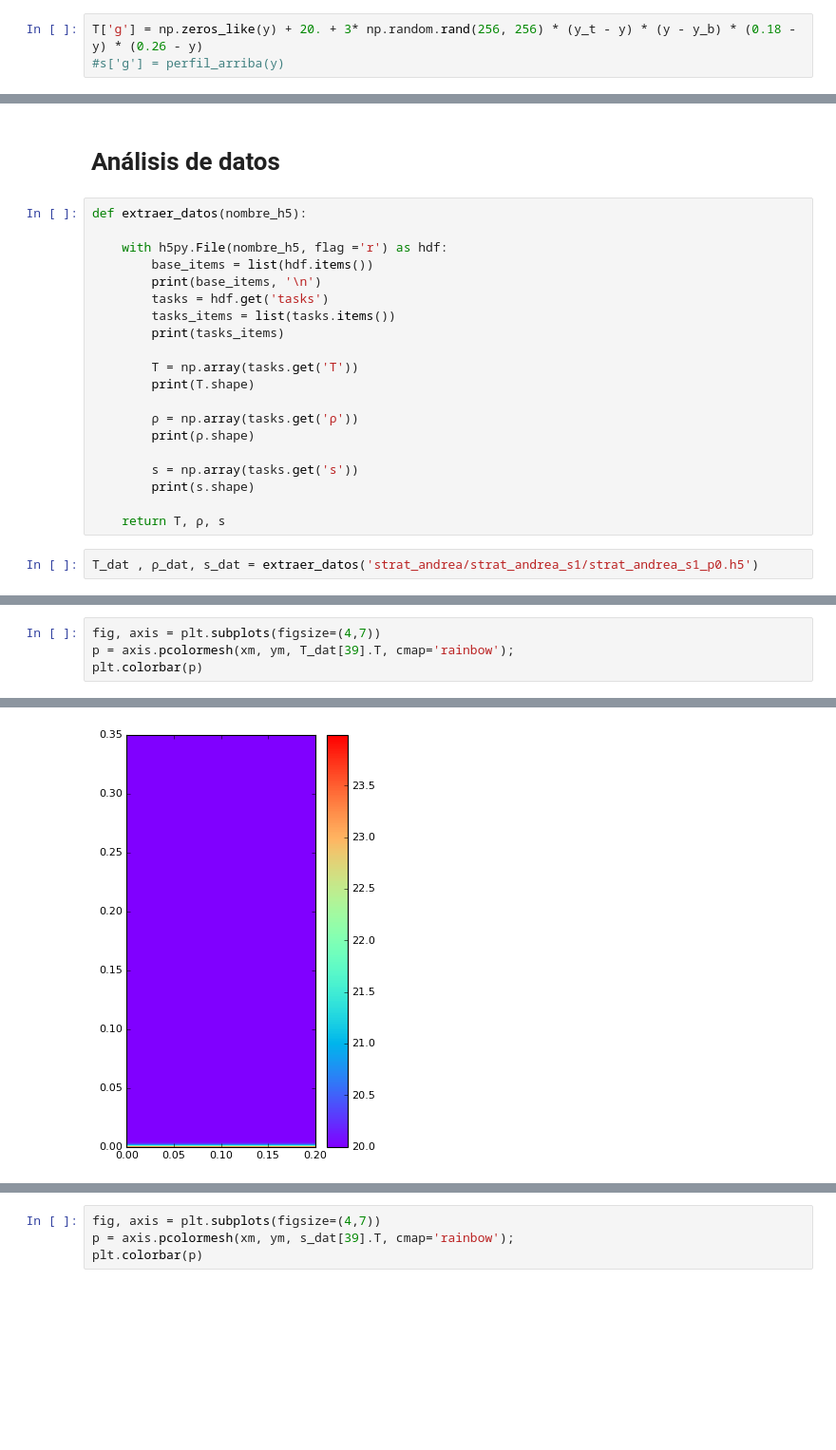
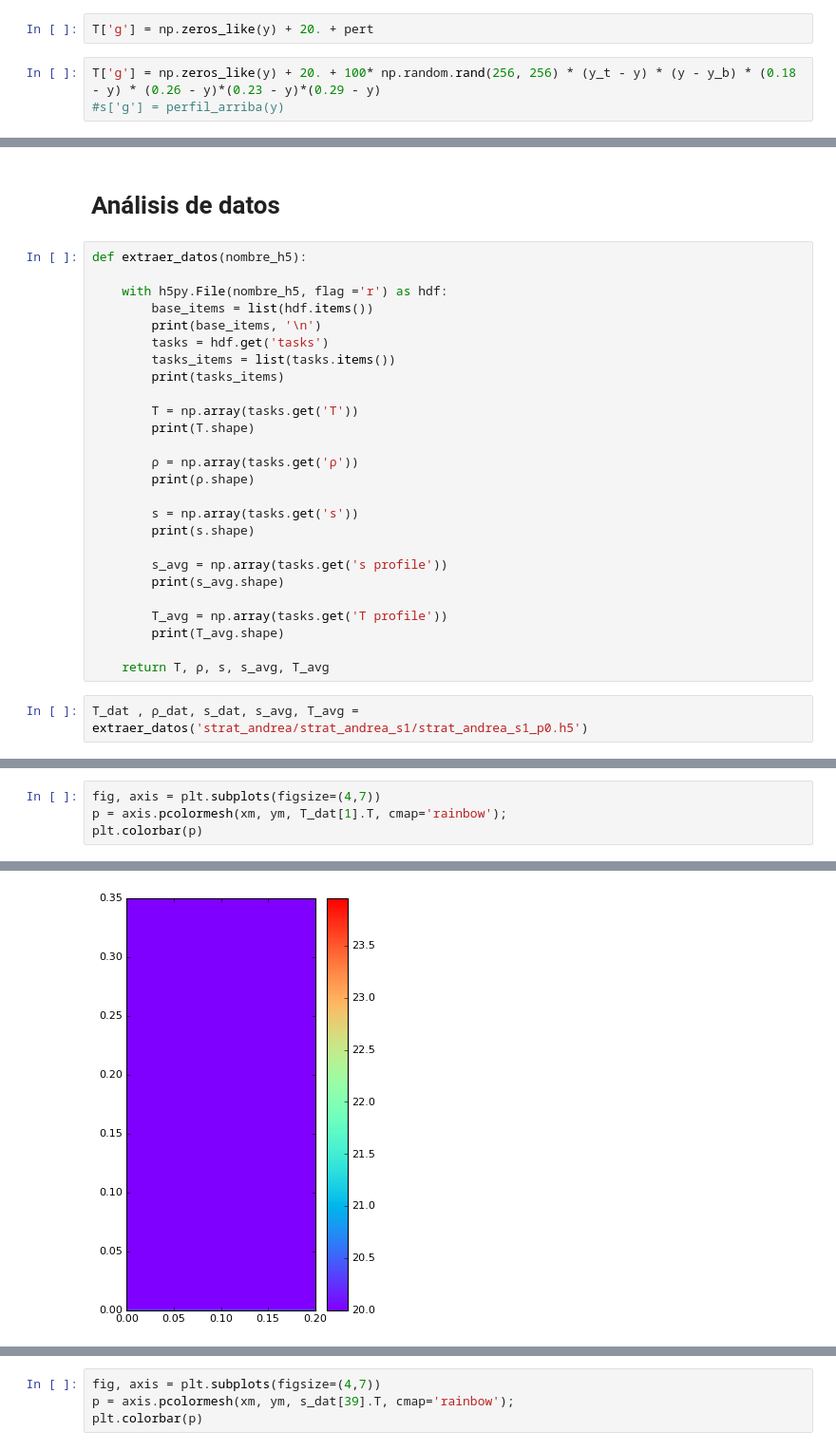
Before and after one commit to cpierard/Servicio_social, a Jupyter notebook: Convección en fluido estratificado.ipynb, the cells around one changed output, grey strips where cells are left out. Shown at 95% size. Cells and saved outputs as stored; diff of their text form; blank space fills up the shorter version.

```diff
--- a/Convección en fluido estratificado.ipynb
+++ b/Convección en fluido estratificado.ipynb
@@ -163,5 +167,7 @@ y_t, y_b = y_basis.interval
+# %%
+T['g'] = np.zeros_like(y) + 20. + pert
 # %%
-T['g'] = np.zeros_like(y) + 20. + 3* np.random.rand(256, 256) * (y_t - y) * (y - y_b) * (0.18 - y) * (0.26 - y)
+T['g'] = np.zeros_like(y) + 20. + 100* np.random.rand(256, 256) * (y_t - y) * (y - y_b) * (0.18 - y) * (0.26 - y)*(0.23 - y)*(0.29 - y)
 #s['g'] = perfil_arriba(y)
 # %%
 fig, axis = plt.subplots(figsize=(4,7))
@@ -294,7 +304,13 @@ def extraer_datos(nombre_h5):
         s = np.array(tasks.get('s'))
         print(s.shape)
 
-    return T, ρ, s
+        s_avg = np.array(tasks.get('s profile'))
+        print(s_avg.shape)
+
+        T_avg = np.array(tasks.get('T profile'))
+        print(T_avg.shape)
+
+    return T, ρ, s, s_avg, T_avg
 # %%
-T_dat , ρ_dat, s_dat = extraer_datos('strat_andrea/strat_andrea_s1/strat_andrea_s1_p0.h5')
+T_dat , ρ_dat, s_dat, s_avg, T_avg = extraer_datos('strat_andrea/strat_andrea_s1/strat_andrea_s1_p0.h5')
 # %% [output]
@@ -311,7 +329,7 @@ s_dat.shape
 # %%
 fig, axis = plt.subplots(figsize=(4,7))
-p = axis.pcolormesh(xm, ym, T_dat[39].T, cmap='rainbow');
+p = axis.pcolormesh(xm, ym, T_dat[1].T, cmap='rainbow');
 plt.colorbar(p)
 # %% [output]
 <matplotlib.colorbar.Colorbar at 0x...>
-[figure, old version]
+[figure, new version]
```
Also changed, not shown: parts of 17 cells of this notebook, 2 other files.
